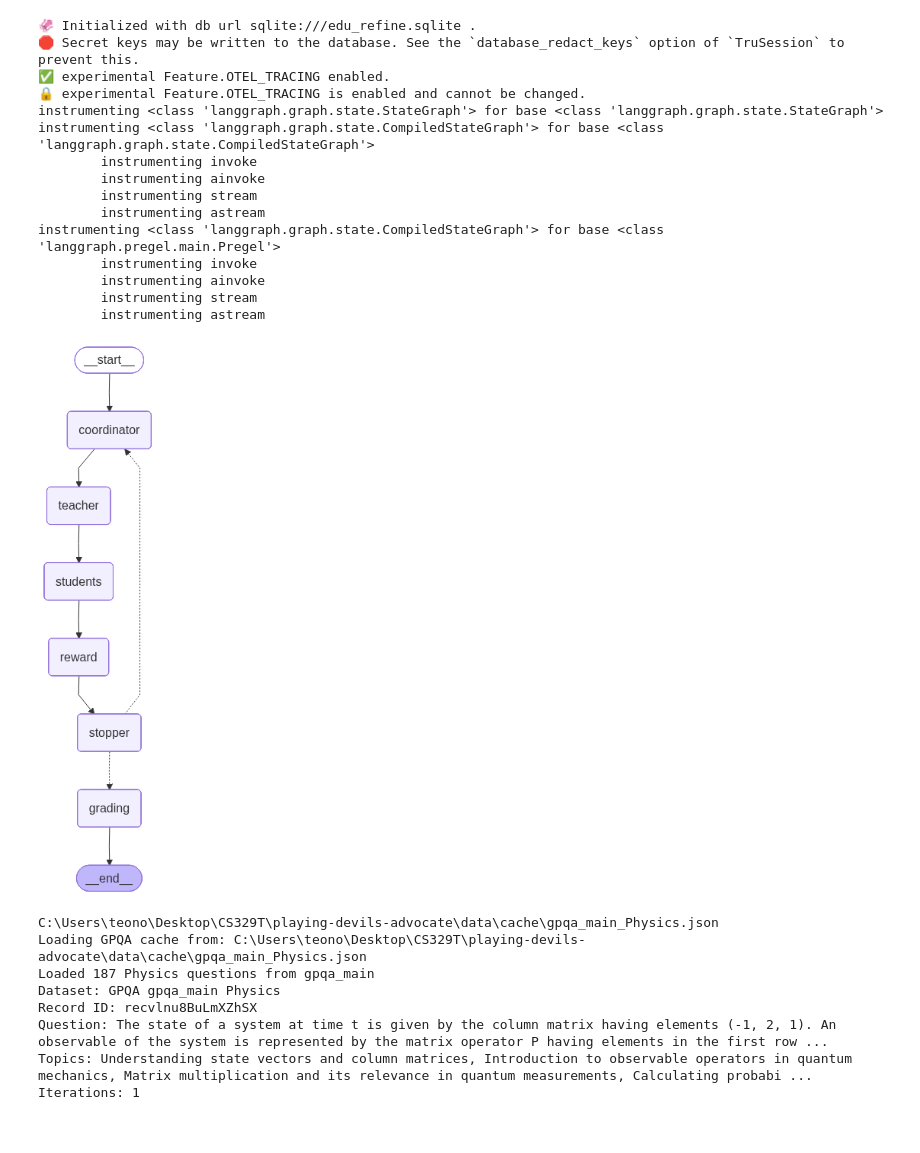
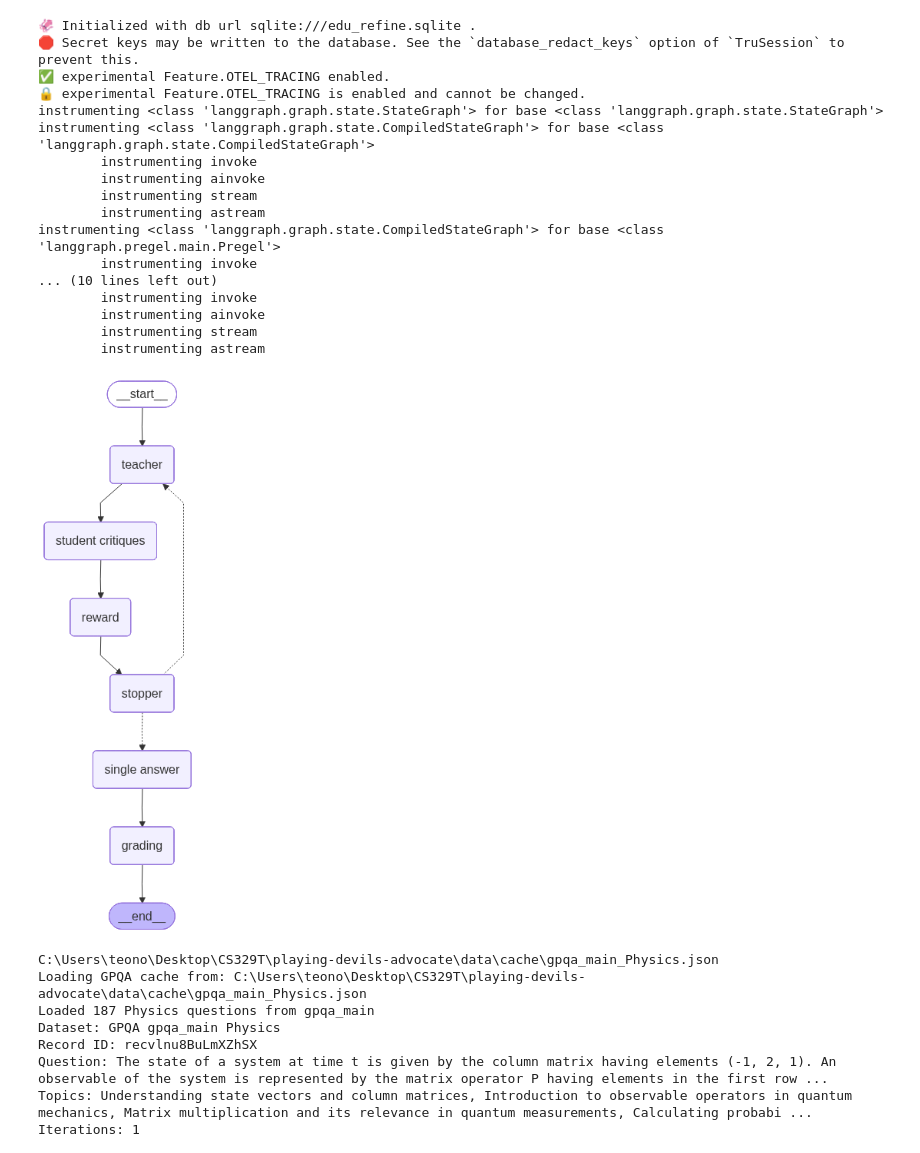
Before and after one commit to Vedant-Sahu/playing-devils-advocate, a Jupyter notebook: notebooks/main_workflow.ipynb, the cells around one changed output. Saved outputs shown, nothing was run; the diff lists cells and outputs as text; code cells hidden in the pictures; blank space fills up the shorter version.

Commit message:
single answer and baseline testing

```diff
--- a/notebooks/main_workflow.ipynb
+++ b/notebooks/main_workflow.ipynb
@@ -41,6 +36,13 @@ THRESHOLD = 0.7
 MAX_ITERS = 5
 BASE_OUT = pathlib.Path("results")
 BASE_OUT.mkdir(parents=True, exist_ok=True)
+# %%
+# Run baseline
+baseline_graph = create_baseline_graph()
+
+# Run adaptive
+adaptive_graph = create_adaptive_refinement_graph()
+# adaptive_results = adaptive.invoke(adaptive_state(gpqa_quiz=QUIZ))
 # %%
 # optional: initialize TruLens OpenAI provider to compute simple relevance
 try:
@@ -71,60 +54,4 @@ def trulens_relevance(question: str, explanation: str):
 # %%
-# build LangGraph graph for multi-agent refinement + TruLens session
-from typing import Dict, List, Any
-from typing_extensions import TypedDict
-from langgraph.graph import StateGraph, END
-
-class State(TypedDict, total=False):
-    question: str
-    topics: List[str]
-    explanation: str
-    student_responses: Dict[str, str]
-    reward_scores: Dict[str, int]
-    history: List[Dict]
-    iteration: int
-    threshold: float
-    max_iters: int
-    decision: str
-    reason: str
-    quiz: List[Dict[str, Any]]
-    quiz_answers: Dict[str, Dict[str, str]]
-    quiz_justifications: Dict[str, Dict[str, str]]
-    quiz_results: Dict[str, Any]
-    gpqa_quiz: List[Dict[str, Any]]
-
-# assemble graph with nodes imported from src.agents.* modules
-graph = StateGraph(State)
-
-graph.add_node("coordinator", coordinator_node)
-
-graph.add_node("teacher", teacher_node)
-
-graph.add_node("students", students_node)
-
-
-graph.add_node("reward", reward_node)
-
-graph.add_node("stopper", stopper_node)
-
-graph.add_node("grading", grading_node)
-
-# edges
-graph.add_edge("coordinator", "teacher")
-graph.add_edge("teacher", "students")
-graph.add_edge("students", "reward")
-graph.add_edge("reward", "stopper")
-graph.add_edge("grading", END)
-
-# on CONTINUE, recompute topics first, then go to teacher
-
-def route_from_stop(state: State) -> str:
-    return "grading" if state.get("decision") == "STOP" else "coordinator"
-
-graph.add_conditional_edges("stopper", route_from_stop, {"grading": "grading", "coordinator": "coordinator"})
-
-graph.set_entry_point("coordinator")
-compiled_graph = graph.compile()
-
 # TruLens LangGraph recorder (logs interactions)
 try:
     from trulens.core.database.connector.default import DefaultDBConnector
@@ -133,9 +60,15 @@ try:
 
     connector = DefaultDBConnector(database_url="sqlite:///edu_refine.sqlite")
     tru_session = TruSession(connector=connector)
-    tru_recorder = TruGraph(compiled_graph, app_name="Educational Refinement Agent", app_version="mvp")
+
+    # Recorder for adaptive refinement graph
+    tru_recorder = TruGraph(adaptive_graph, app_name="Educational Refinement Agent", app_version="mvp-adaptive")
+
+    # Recorder for baseline graph
+    tru_baseline_recorder = TruGraph(baseline_graph, app_name="Educational Refinement Agent", app_version="mvp-baseline")
 except Exception as e:
     tru_recorder = None
+    tru_baseline_recorder = None
     print("TruGraph init failed:", e)
 # %% [output]
 🦑 Initialized with db url sqlite:///edu_refine.sqlite .
@@ -150,14 +83,15 @@ instrumenting <class 'langgraph.graph.state.CompiledStateGraph'> for base <class
         instrumenting astream
 instrumenting <class 'langgraph.graph.state.CompiledStateGraph'> for base <class 'langgraph.pregel.main.Pregel'>
         instrumenting invoke
+... (10 lines left out)
+        instrumenting invoke
         instrumenting ainvoke
         instrumenting stream
         instrumenting astream
 # %%
-
 from IPython.display import Image
 
-display(Image(compiled_graph.get_graph().draw_mermaid_png()))
+display(Image(adaptive_graph.get_graph().draw_mermaid_png()))
 # %% [output]
-[figure, old version]
+[figure, new version]
 # %%
```
Also changed, not shown: parts of 7 cells of this notebook, 13 other files.
